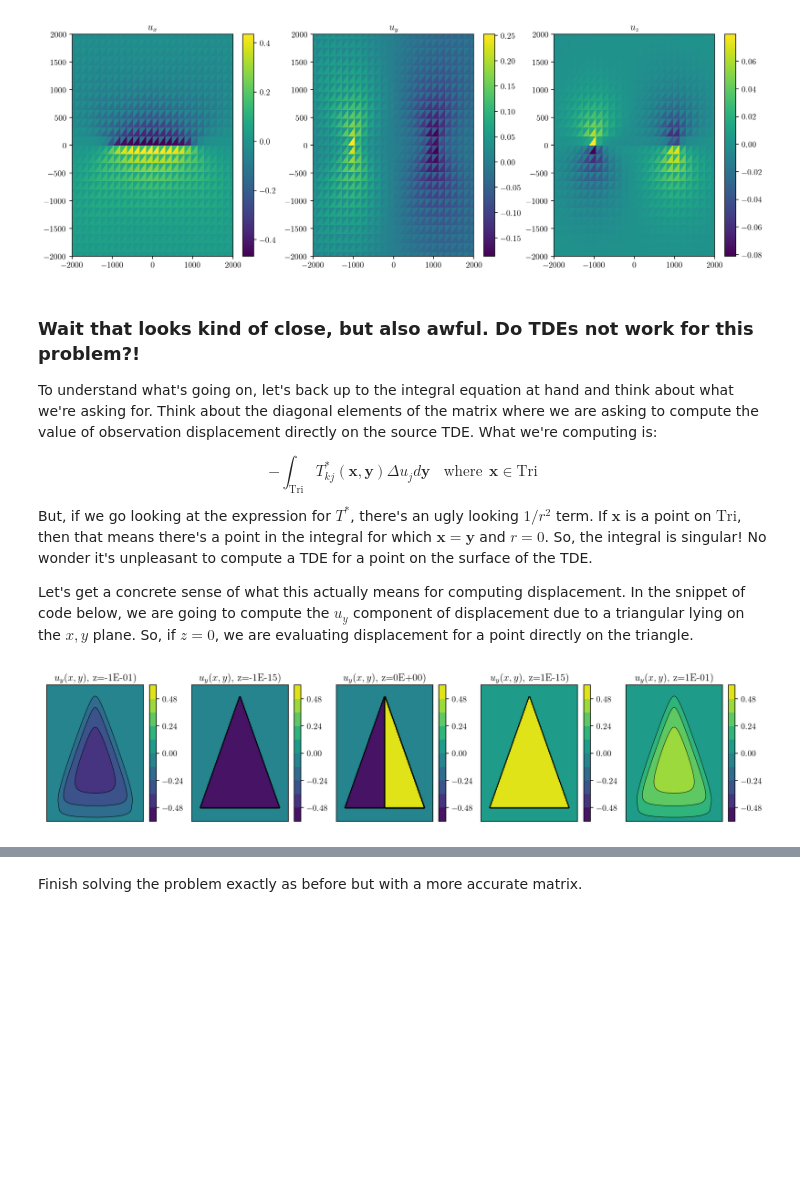
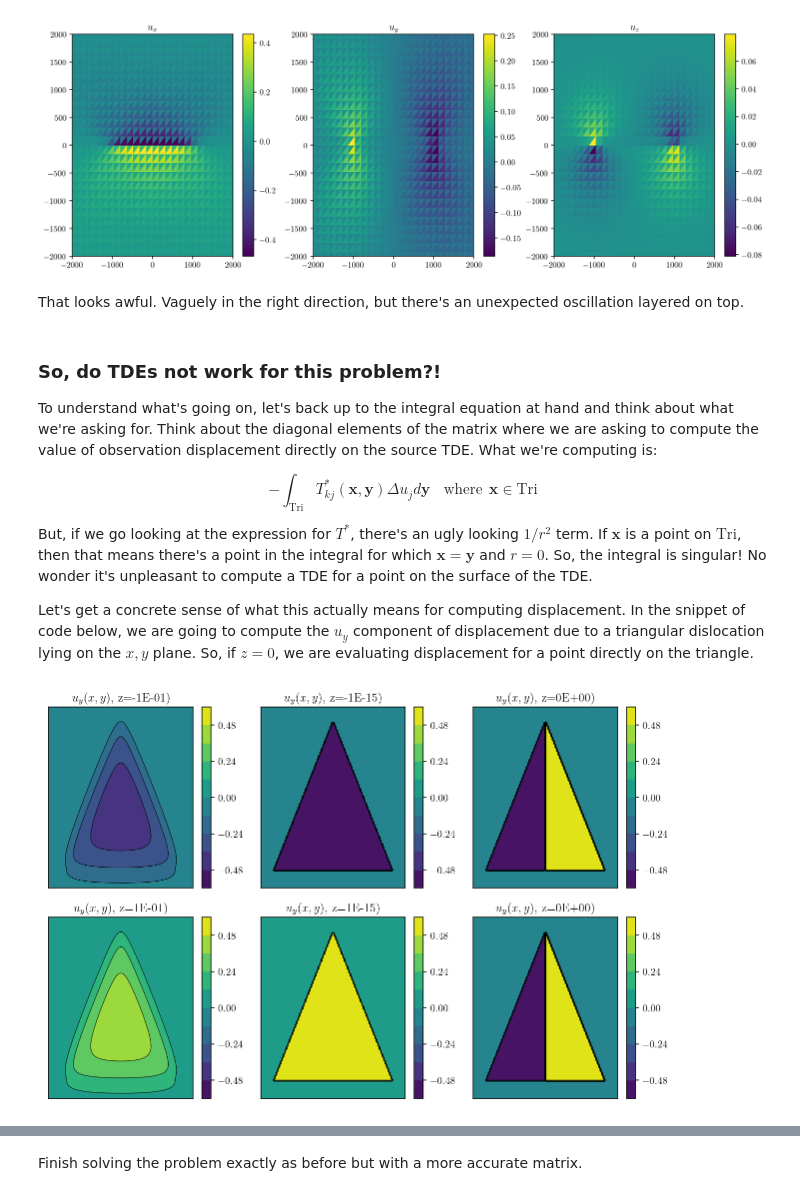
Before and after one commit to tbenthompson/tectosaur2, a Jupyter notebook: tdes/sa_tdes.ipynb, the cells around one changed output, grey strips where cells are left out. Saved outputs shown, nothing was run; the diff lists cells and outputs as text; code cells hidden in the pictures; blank space fills up the shorter version.

Commit message:
The beginnings of a Jupyter book

```diff
--- a/sa_tdes.ipynb
+++ b/tdes/sa_tdes.ipynb
@@ -335,57 +336,62 @@ for d in range(3):
 plt.show()
 # %% [output]
 [figure]
+# %% [markdown]
+That looks awful. Vaguely in the right direction, but there's an unexpected oscillation layered on top.
 # %% [markdown]
-### Wait that looks kind of close, but also awful. Do TDEs not work for this problem?!
+### So, do TDEs not work for this problem?!
 
 To understand what's going on, let's back up to the integral equation at hand and think about what we're asking for. Think about the diagonal elements of the matrix where we are asking to compute the value of observation displacement directly on the source TDE. What we're computing is:
 
-$$-\int_{\mathrm{Tri}} T^{*}_{kj}(\mathbf{x},\mathbf{y}) \Delta u_j d\mathbf{y} ~~~~ \mathrm{where} ~~ \mathbf{x} \in \mathrm{Tri}$$
+\begin{equation}
+-\int_{\mathrm{Tri}} T^{*}_{kj}(\mathbf{x},\mathbf{y}) \Delta u_j d\mathbf{y} ~~~~ \mathrm{where} ~~ \mathbf{x} \in \mathrm{Tri}
+\end{equation}
 
 But, if we go looking at the expression for $T^*$, there's an ugly looking $1/r^2$ term. If $\mathbf{x}$ is a point on $\mathrm{Tri}$, then that means there's a point in the integral for which $\mathbf{x} = \mathbf{y}$ and $r = 0$. So, the integral is singular! No wonder it's unpleasant to compute a TDE for a point on the surface of the TDE.
 
-Let's get a concrete sense of what this actually means for computing displacement. In the snippet of code below, we are going to compute the $u_y$ component of displacement due to a triangular lying on the $x,y$ plane. So, if $z=0$, we are evaluating displacement for a point directly on the triangle.
+Let's get a concrete sense of what this actually means for computing displacement. In the snippet of code below, we are going to compute the $u_y$ component of displacement due to a triangular dislocation lying on the $x,y$ plane. So, if $z=0$, we are evaluating displacement for a point directly on the triangle.
 # %%
 tris = np.array([[[-1, 0, 0], [1, 0, 0], [0, np.sqrt(3), 0]]])
 centroid = np.mean(tris, axis=1)
 
 x = np.linspace(-1.2, 1.2, 100)
 y = np.linspace(-0.2, 1.9, 100)
-z = np.array([-0.1, -1e-15, 0.0, 1e-15, 0.1])
+z = np.array([-0.1, -1e-15, 0.0, 0.1, 1e-15, 0.0])
 obsx, obsy, obsz = np.meshgrid(x, y, z)
 pts = np.array([obsx, obsy, obsz]).reshape((3, -1)).T.copy()
 
 disp = cutde.disp_all_pairs(pts, tris, np.array([[1, 0, 0]]), 0.25)[:, 0, :].reshape(
     (*obsx.shape, 3)
 )
 
 
 def plotter(idx, d):
     levels = np.linspace(-0.6, 0.6, 11)
     cntf = plt.contourf(
         obsx[:, :, idx], obsy[:, :, idx], disp[:, :, idx, d], levels=levels
     )
     plt.contour(
         obsx[:, :, idx],
         obsy[:, :, idx],
         disp[:, :, idx, d],
         colors="k",
         linestyles="-",
         linewidths=0.5,
         levels=levels,
     )
     plt.colorbar(cntf)
     plt.title(f"$u_{['x','y','z'][d]}$")
     plt.gca().axes.get_xaxis().set_visible(False)
     plt.gca().axes.get_yaxis().set_visible(False)
 
 
-plt.figure(figsize=(15, 3))
+plt.figure(figsize=(9, 6))
 for i in range(z.shape[0]):
-    plt.subplot(1, z.shape[0], 1 + i)
+    plt.subplot(2, 3, 1 + i)
     plotter(i, 1)
     plt.title(f"$u_y(x, y)$, z={obsz[0,0,i]:.0E})")
+plt.tight_layout()
 plt.show()
 # %% [output]
-[figure, old version]
+[figure, new version]
 # %% [markdown]
```
Also changed, not shown: parts of 43 cells of this notebook, 22 other files.
